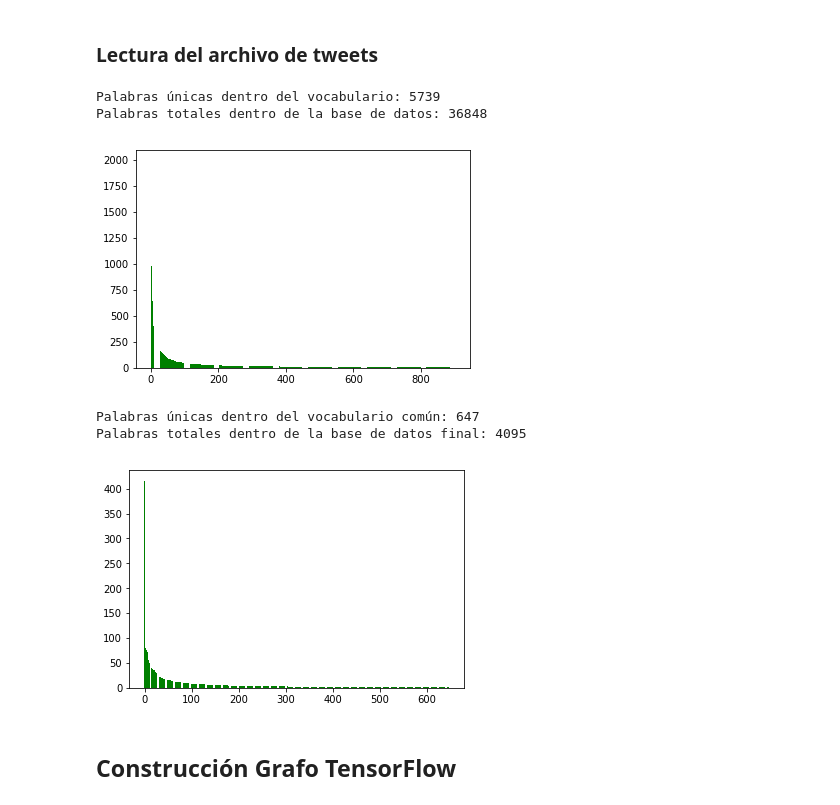
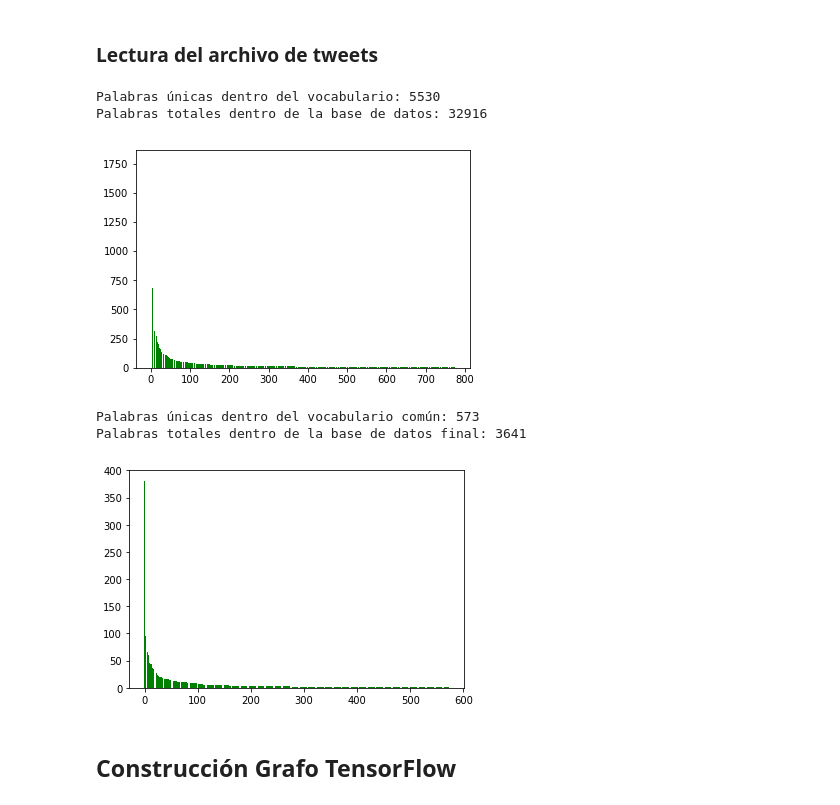
Before and after one commit to RawthiL/Twitter_bot, a Jupyter notebook: Twitter_bot.ipynb, the cells around one changed output. Saved outputs shown, nothing was run; the diff lists cells and outputs as text; code cells hidden in the pictures.

```diff
--- a/Twitter_bot.ipynb
+++ b/Twitter_bot.ipynb
@@ -107,7 +97,7 @@ def build_dataset(words):
     count = collections.Counter(words).most_common()
     dictionary = dict()
     for word, _ in count:
-        dictionary[word] = len(dictionary)
+        dictionary[word.decode("utf-8")] = len(dictionary)
     reverse_dictionary = dict(zip(dictionary.values(), dictionary.keys()))
     return dictionary, reverse_dictionary
 
@@ -121,7 +111,7 @@ def histograma_diccionario(palabras, diccionario, min_repeticiones_plot = 0, PLO
     # Recorro todas las palabras y sumo un poroto cada vez que encuentro una repetición.
     for i in range(0,len(palabras)):
         # Busco el código de la palabra en el diccionario y sumo poroto ahí.
-        bines[diccionario[ str(palabras[i])]] += 1
+        bines[diccionario[ palabras[i].decode("utf-8")]] += 1
 
     # Si se indica se plotea el histograma, para hacerlo más interpretable se pueden plotear solo aquellos bines
     # con min_repeticiones_plot repeticiones.
@@ -189,9 +179,9 @@ print('Palabras totales dentro de la base de datos: %d'%cant_palabras)
 # Ploteo el histograma
 bines = histograma_diccionario(palabras, diccionario, min_repeticiones, PLOT = True)
 # %% [output]
-Palabras únicas dentro del vocabulario: 5739
-Palabras totales dentro de la base de datos: 36848
+Palabras únicas dentro del vocabulario: 5530
+Palabras totales dentro de la base de datos: 32916
-[figure, old version]
+[figure, new version]
 # %%
 # Defino cual es la palabra limite a conservar
 # Recordado que el diccionario ordena por repetición, cualquier paralabra con código superior
@@ -242,37 +232,37 @@ with open(ARCH_TWEETS, 'rb') as csvfile:
             if len(row_crop) == 0:
                 continue
             # Agrego el largo de la oración a la lista
             largo_oraciones.append(len(row_crop))
             # Checkeo si la oración contiene solo palabras con más repeticiones de las pedidas
             copiar = True
             for palabra in row_crop:
                 # Si la codificación es mayor al limite, es una palabra con pocas repeticiones
-                if diccionario[ str(palabra)] > limit_palabra:
+                if diccionario[ palabra] > limit_palabra:
                     copiar = False
             # Si todas las palabras de la oración cumplen, entonces copio la oración a la base de datos final
             if copiar:
                 for palabra in row_crop:
                     palabras_comunes.append(palabra.encode('utf-8'))
 
 # Paso nuevamente a numpy y transformo en vector
 palabras_comunes = np.asarray(palabras_comunes)
 palabras_comunes = np.reshape(palabras_comunes, [-1, ])
 
 # Genero un nuevo diccionario que solo contiene palabras "comunes"
 diccionario_comun, diccionario_inverso_comun = build_dataset(palabras_comunes)
 
 # Saco info y la imprimo
 tam_vocabulario_comun = len(diccionario_comun)
 cant_palabras_comunes = len(palabras_comunes)
 print('Palabras únicas dentro del vocabulario común: %d'%tam_vocabulario_comun)
 print('Palabras totales dentro de la base de datos final: %d'%cant_palabras_comunes)
 
 # Ploteo el histograma
 bines_comunes = bines = histograma_diccionario(palabras_comunes, diccionario_comun, 0, PLOT = True)
 # %% [output]
-Palabras únicas dentro del vocabulario común: 647
-Palabras totales dentro de la base de datos final: 4095
+Palabras únicas dentro del vocabulario común: 573
+Palabras totales dentro de la base de datos final: 3641
-[figure, old version]
+[figure, new version]
 # %%
 # Finalmente si seleccione 0 palabras de entrada calculo la cantidad de palabras de entrada
 # como la media de palabras por oración
```
Also changed, not shown: parts of 4 cells of this notebook, 1 other file.
